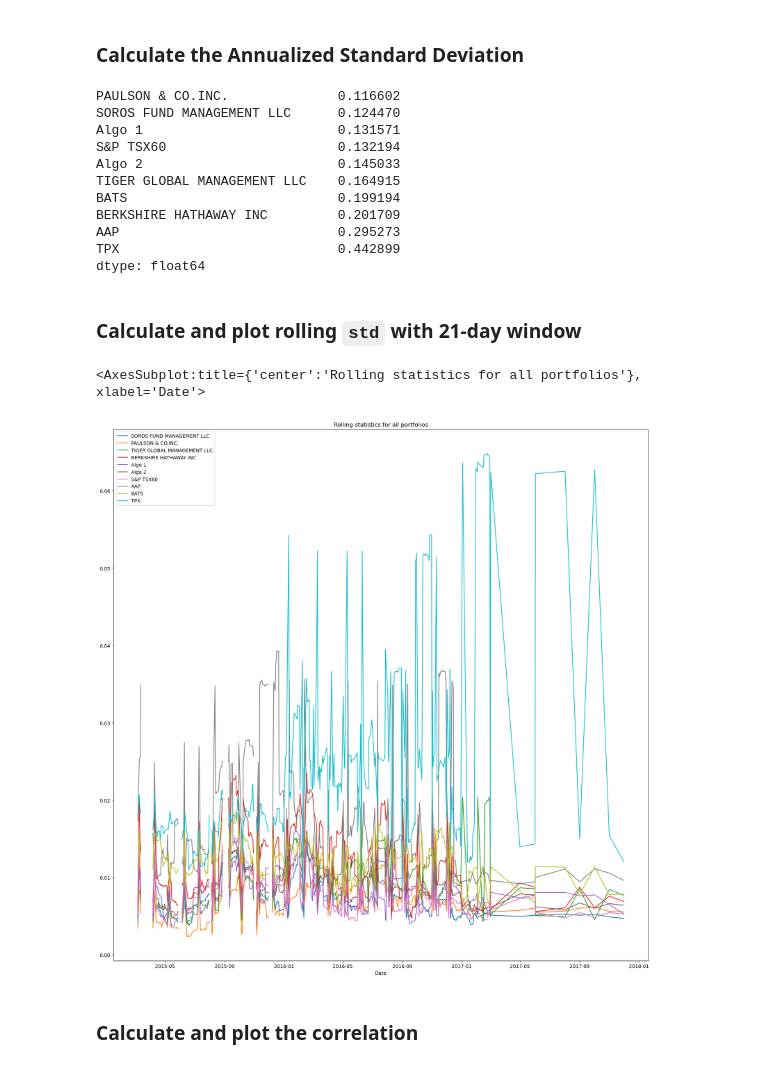
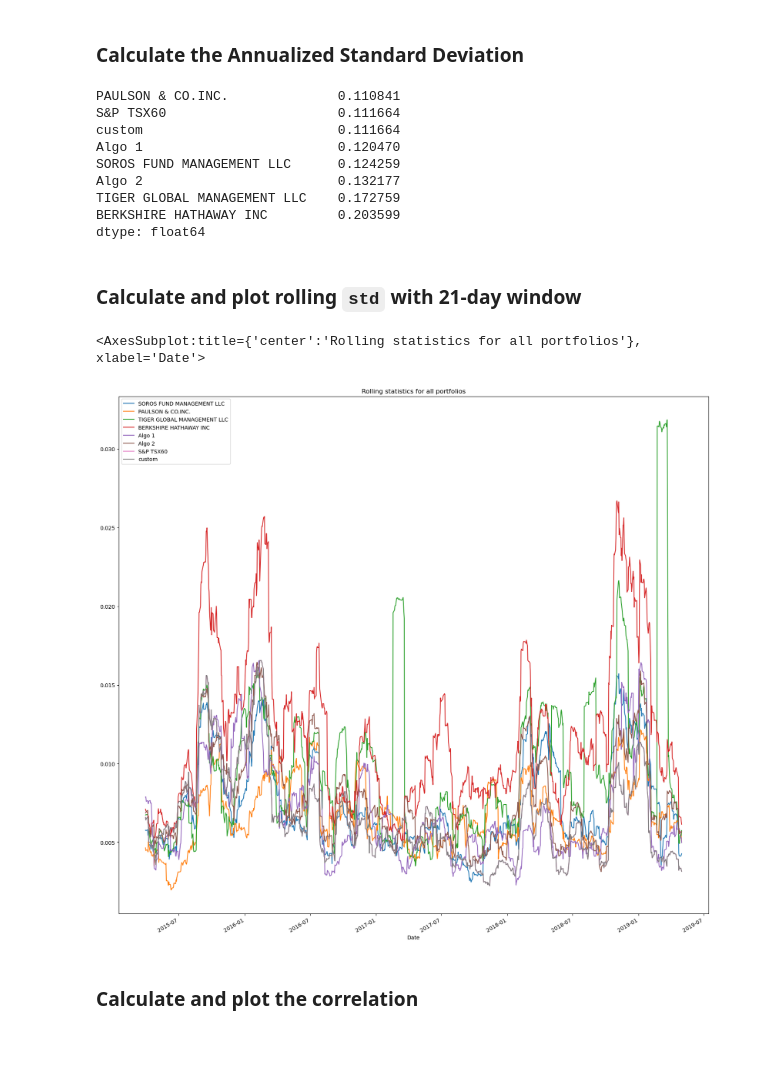
Before and after one commit to ycolagelo/Portfolio-Analysis, a Jupyter notebook: whale_analysis.ipynb, the cells around one changed output. Saved outputs shown, nothing was run; the diff lists cells and outputs as text; code cells hidden in the pictures.

Commit message:
Added read me file and combined custom portfolio

```diff
--- a/whale_analysis.ipynb
+++ b/whale_analysis.ipynb
@@ -36,7 +36,6 @@ whale_df= pd.read_csv(r'C:\Users\Yvonne Colangelo\Downloads\whale_returns.csv')
 
 whale_df['Date']=pd.to_datetime(whale_df['Date'])
 whale_df.set_index('Date', inplace=True)
-whale_df.set_index('Date', inplace=True)
 whale_df.head()
 # %% [output]
 |  | SOROS FUND MANAGEMENT LLC | PAULSON & CO.INC. | TIGER GLOBAL MANAGEMENT LLC | BERKSHIRE HATHAWAY INC |
@@ -554,8 +545,8 @@ Length: 496, dtype: float64
 ## Join your portfolio returns to the DataFrame that contains all of the portfolio returns
 # %%
 # Join your returns DataFrame to the original returns DataFrame
-joined_df = pd.concat([combined_df, daily_returns], axis ="columns", join="outer")
-joined_df
+combined_df["custom"] = daily_return
+combined_df
 # %% [output]
 |  | SOROS FUND MANAGEMENT LLC | PAULSON & CO.INC. | TIGER GLOBAL MANAGEMENT LLC | BERKSHIRE HATHAWAY INC | Algo 1 | Algo 2 | ... |
 | Date |  |  |  |  |  |  | ... |
@@ -574,7 +565,7 @@ joined_df
 # %%
 # Only compare dates where return data exists for all the stocks (drop NaNs)
-joined_df = joined_df.dropna()
-joined_df
+combined_df = combined_df.dropna()
+combined_df
 # %% [output]
 |  | SOROS FUND MANAGEMENT LLC | PAULSON & CO.INC. | TIGER GLOBAL MANAGEMENT LLC | BERKSHIRE HATHAWAY INC | Algo 1 | Algo 2 | ... |
 | Date |  |  |  |  |  |  | ... |
@@ -596,31 +587,29 @@ joined_df
 ### Calculate the Annualized Standard Deviation
 # %%
 # Calculate the annualized `std`
-annual_standard_deviation = joined_df.std()* np.sqrt(252)
+annual_standard_deviation = combined_df.std()* np.sqrt(252)
 annual_standard_deviation.head(10)
 annual_standard_deviation.sort_values()
 # %% [output]
-PAULSON & CO.INC.              0.116602
-SOROS FUND MANAGEMENT LLC      0.124470
-Algo 1                         0.131571
-S&P TSX60                      0.132194
-Algo 2                         0.145033
-TIGER GLOBAL MANAGEMENT LLC    0.164915
-BATS                           0.199194
-BERKSHIRE HATHAWAY INC         0.201709
-AAP                            0.295273
-TPX                            0.442899
+PAULSON & CO.INC.              0.110841
+S&P TSX60                      0.111664
+custom                         0.111664
+Algo 1                         0.120470
+SOROS FUND MANAGEMENT LLC      0.124259
+Algo 2                         0.132177
+TIGER GLOBAL MANAGEMENT LLC    0.172759
+BERKSHIRE HATHAWAY INC         0.203599
 dtype: float64
 # %% [markdown]
 ### Calculate and plot rolling `std` with 21-day window
 # %%
 # Calculate rolling standard deviation
-rolling_std_21_days = joined_df.rolling(window=21).std()
+rolling_std_21_days = combined_df.rolling(window=21).std()
 # Plot rolling standard deviation
 rolling_std_21_days.plot(figsize = (20,20), title = "Rolling statistics for all portfolios")
 # %% [output]
 <AxesSubplot:title={'center':'Rolling statistics for all portfolios'}, xlabel='Date'>
-[figure, old version]
+[figure, new version]
 # %% [markdown]
 ### Calculate and plot the correlation
 # %%
```
Also changed, not shown: parts of 17 cells of this notebook, 1 other file.
